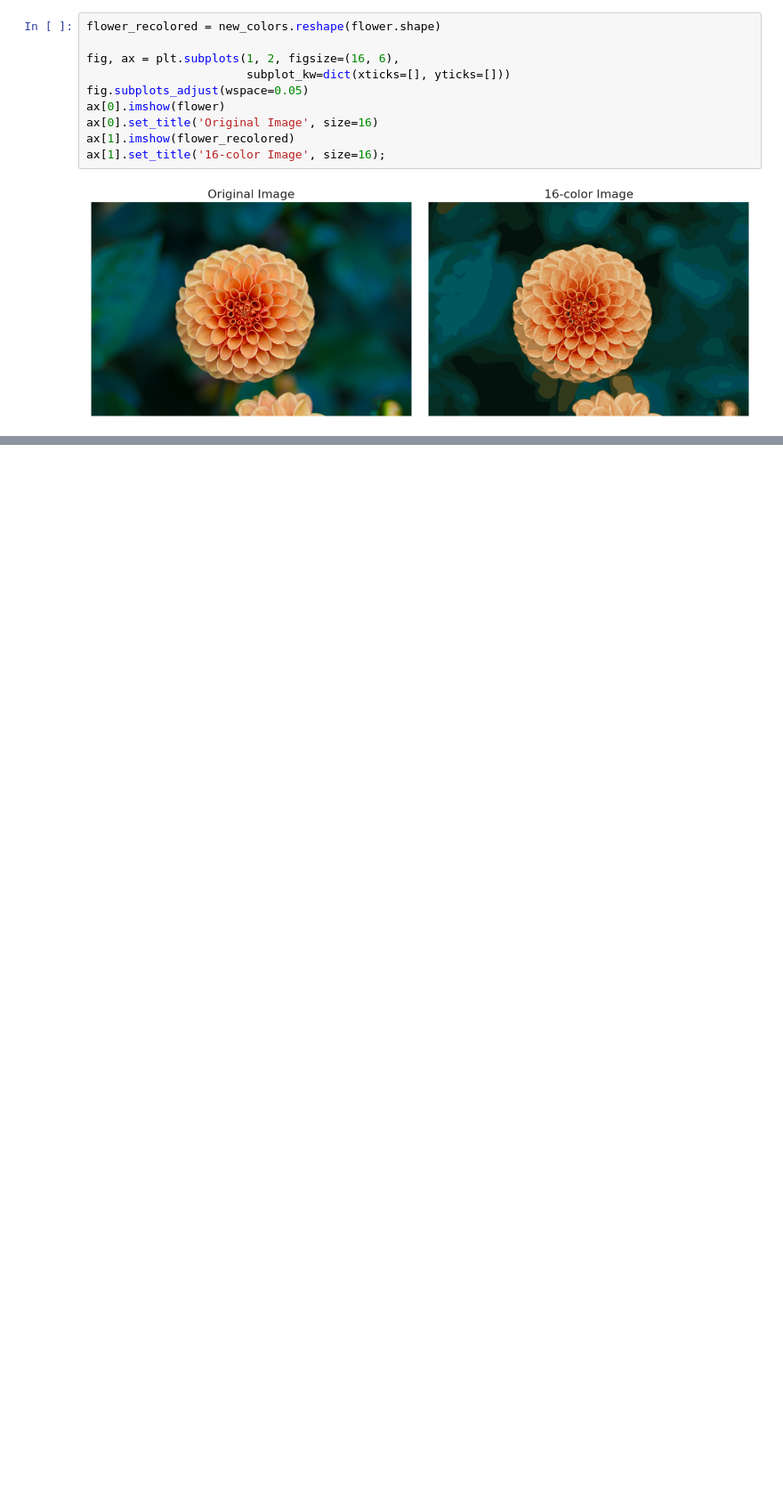
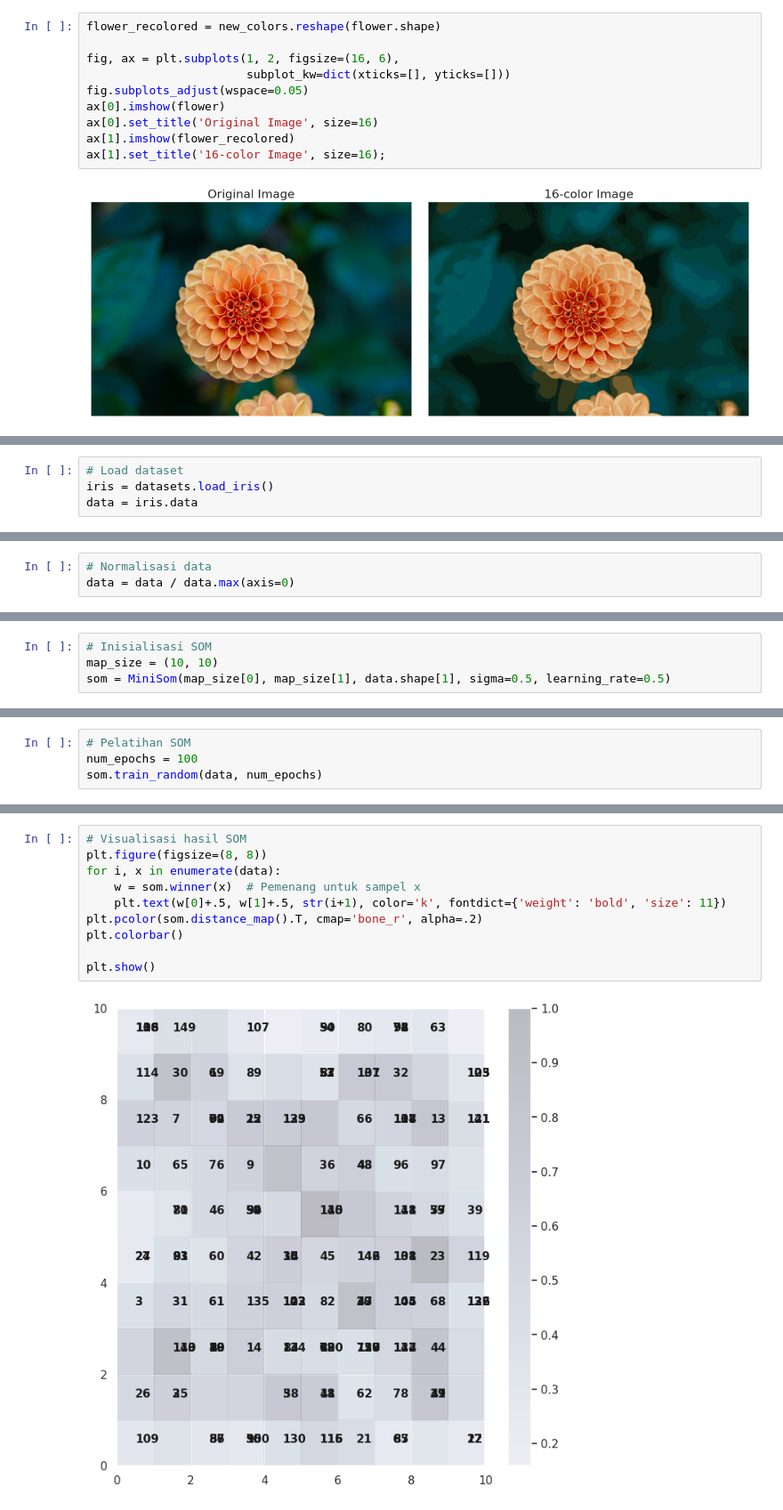
Before and after one commit to armand010/PembMesin_Ganjil_2024, a Jupyter notebook: Week7_Praktikum.ipynb, the cells around one changed output, grey strips where cells are left out. Shown at 89% size. Cells and saved outputs as stored; diff of their text form; blank space fills up the shorter version.

```diff
--- a/Week7_Praktikum.ipynb
+++ b/Week7_Praktikum.ipynb
@@ -327,0 +352,4 @@ ax[1].set_title('16-color Image', size=16);
+# %%
+# Load dataset
+iris = datasets.load_iris()
+data = iris.data
@@ -327,0 +358,3 @@ ax[1].set_title('16-color Image', size=16);
+# %%
+# Normalisasi data
+data = data / data.max(axis=0)
@@ -327,0 +363,4 @@ ax[1].set_title('16-color Image', size=16);
+# %%
+# Inisialisasi SOM
+map_size = (10, 10)
+som = MiniSom(map_size[0], map_size[1], data.shape[1], sigma=0.5, learning_rate=0.5)
@@ -327,0 +374,4 @@ ax[1].set_title('16-color Image', size=16);
+# %%
+# Pelatihan SOM
+num_epochs = 100
+som.train_random(data, num_epochs)
@@ -327,0 +380,12 @@ ax[1].set_title('16-color Image', size=16);
+# %%
+# Visualisasi hasil SOM
+plt.figure(figsize=(8, 8))
+for i, x in enumerate(data):
+    w = som.winner(x)  # Pemenang untuk sampel x
+    plt.text(w[0]+.5, w[1]+.5, str(i+1), color='k', fontdict={'weight': 'bold', 'size': 11})
+plt.pcolor(som.distance_map().T, cmap='bone_r', alpha=.2)
+plt.colorbar()
+
+plt.show()
+# %% [output]
+[figure, added]
```
Also changed, not shown: parts of 22 cells of this notebook.
